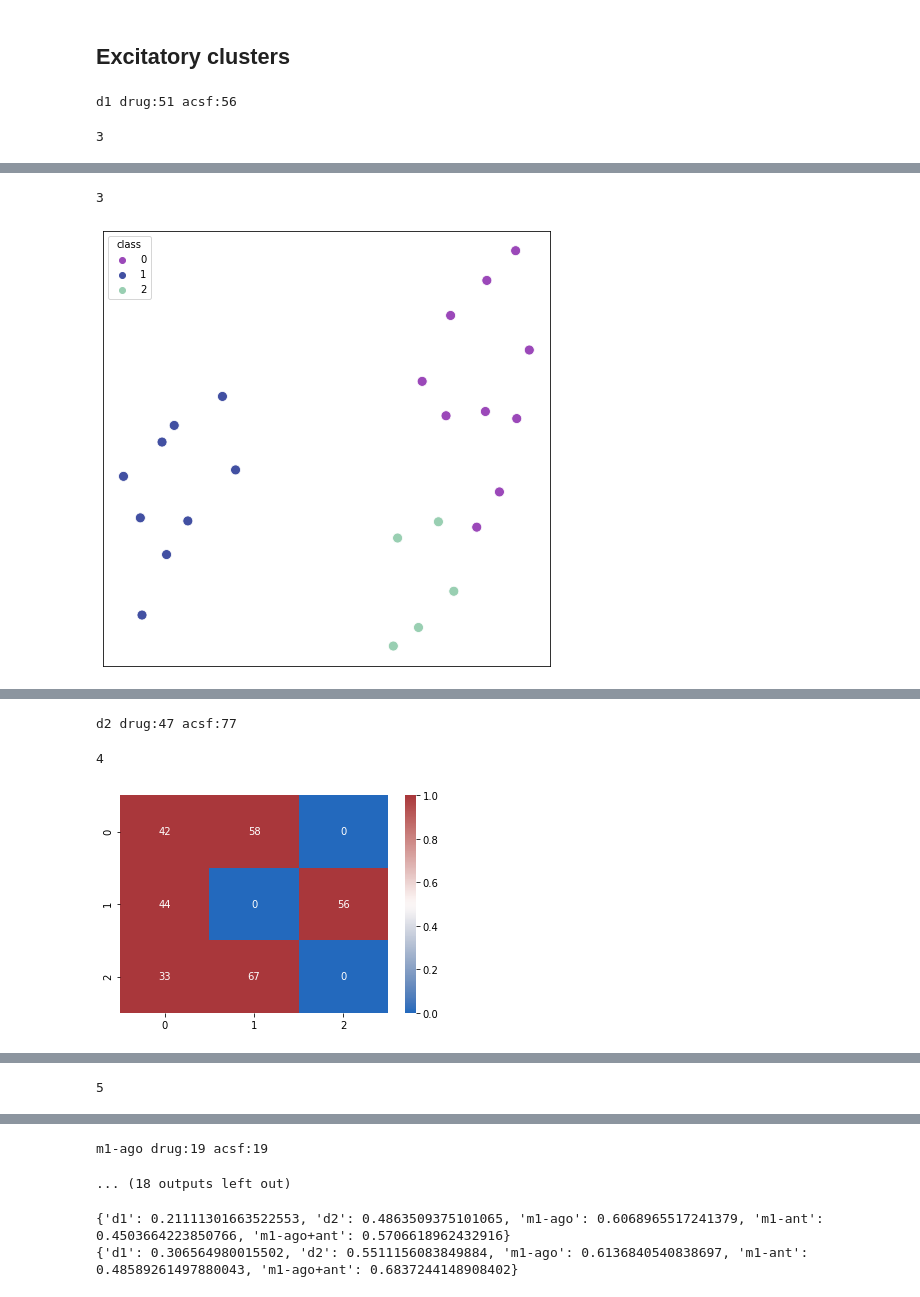
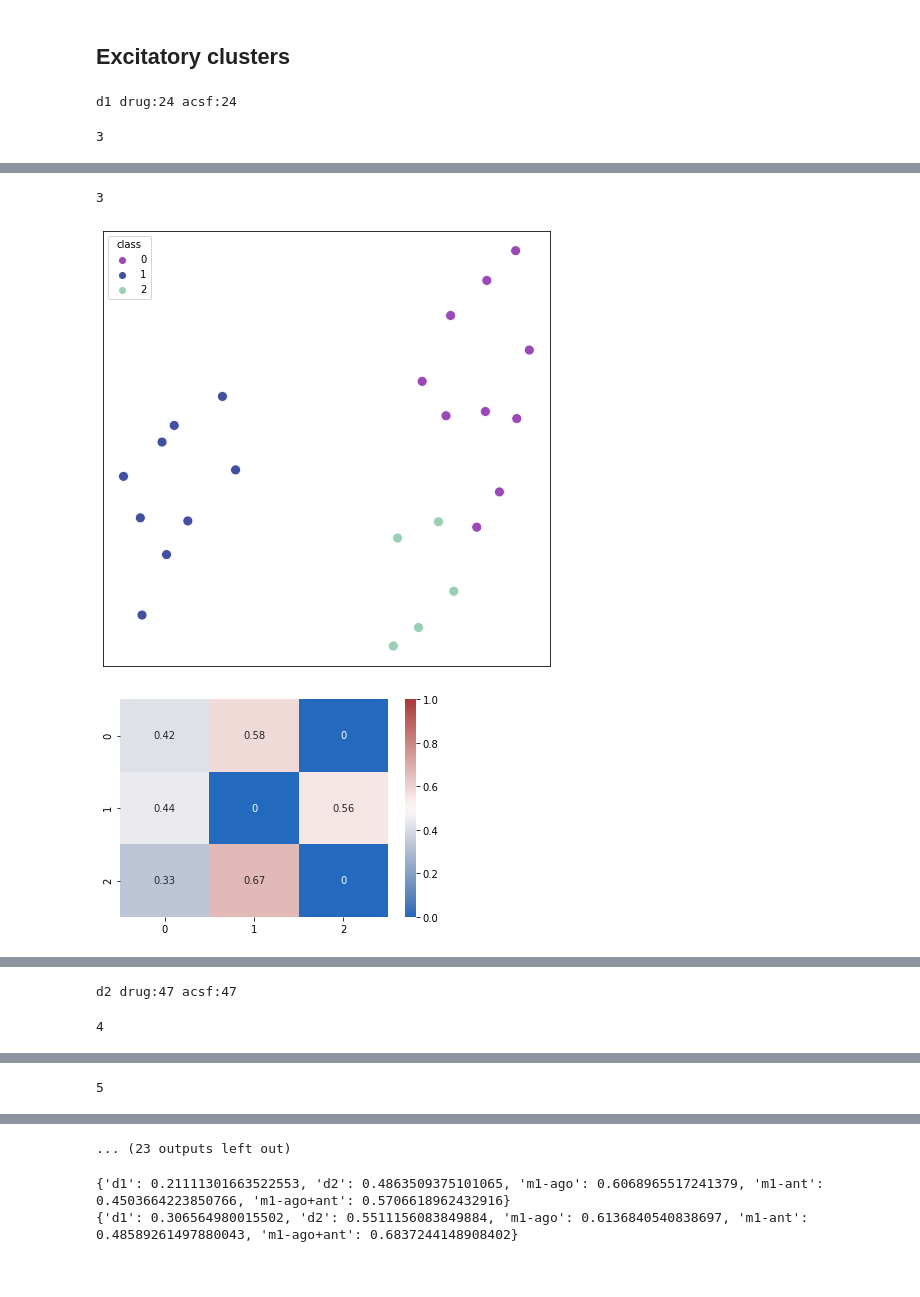
Before and after one commit to Nishant-codex/single_cell_analysis, a Jupyter notebook: notebooks_drug/Impedance_clustering_for_drug.ipynb, the cells around one changed output, grey strips where cells are left out. Drawn from its saved outputs; the diff is of its cells as text; code cells hidden in the pictures.

```diff
--- a/notebooks_drug/Impedance_clustering_for_drug.ipynb
+++ b/notebooks_drug/Impedance_clustering_for_drug.ipynb
@@ -252,31 +254,35 @@ print(adj_MI_inh)
 from sklearn.metrics import adjusted_rand_score, adjusted_mutual_info_score
 
 adj_rand_score_exc = {}
 adj_MI_exc = {}
 for drug in ['d1',  'd2' , 'm1-ago', 'm1-ant','m1-ago+ant', ]:
     data_acsf,data_drug = return_acsf_and_drug(exc_imp,cond=[drug],joint=False)
     print(drug, 'drug'+':'+str(len(data_drug)), 'acsf'+':'+str(len(data_acsf)))
     data_acsf = data_acsf.drop_duplicates('exp_name')
     data_drug = data_drug.drop_duplicates('exp_name')
     common_exps = set(data_acsf.exp_name) & set(data_drug.exp_name)
     data_acsf = data_acsf[data_acsf.exp_name.isin(common_exps)]
     data_drug = data_acsf[data_acsf.exp_name.isin(common_exps)]
 
     # plot_UMAP_values(np.vstack(data.impedance),neuromod_list,random_state=42,save=False,figsize=[5,5])
     labels_acsf,mapper,reducer = plot_UMAP_clusters_single(normalize(np.vstack(data_acsf.impedance)),20,0.1,1.,42,c_list=coherence_colors,size=100)
 
     # plt.show()
     labels_drug,mapper,reducer = plot_UMAP_clusters_single(np.vstack(data_drug.impedance),20,0.1,1.,42,c_list=coherence_colors,size=100)
     # plt.show()
     data_drug['labels_drug'] = labels_drug
     data_acsf['labels_acsf'] = labels_acsf
 
     adj_rand_score_exc[drug] = adjusted_rand_score(labels_acsf,labels_drug)
     adj_MI_exc[drug] =  adjusted_mutual_info_score(labels_acsf,labels_drug)
     return_confusion_matrix_(data_acsf,data_drug,'labels_acsf','labels_drug',shuffle=False,cmap='vlag',vmin=0,vmax=1,figsize=[6,5],save=False,)
+    plt.show()
+    sns.heatmap(plot_cosine_mat(normalize(np.vstack(data_acsf.impedance)),normalize(np.vstack(data_drug.impedance)),labels_acsf,labels_drug),annot=True)
+    plt.show()
 # %% [output]
-d1 drug:51 acsf:56
+d1 drug:24 acsf:24
 3
 [figure]
 3
 [figure]
+[figure, new version]
@@ -283,3 +290,2 @@ d1 drug:51 acsf:56
-d2 drug:47 acsf:77
+d2 drug:47 acsf:47
 4
-[figure, old version]
@@ -289,5 +295,4 @@ d2 drug:47 acsf:77
-m1-ago drug:19 acsf:19
+... (23 outputs left out)
-... (18 outputs left out)
 # %%
 print(adj_rand_score_exc)
 print(adj_MI_exc)
```
Also changed, not shown: parts of 6 cells of this notebook, 4 other files.
